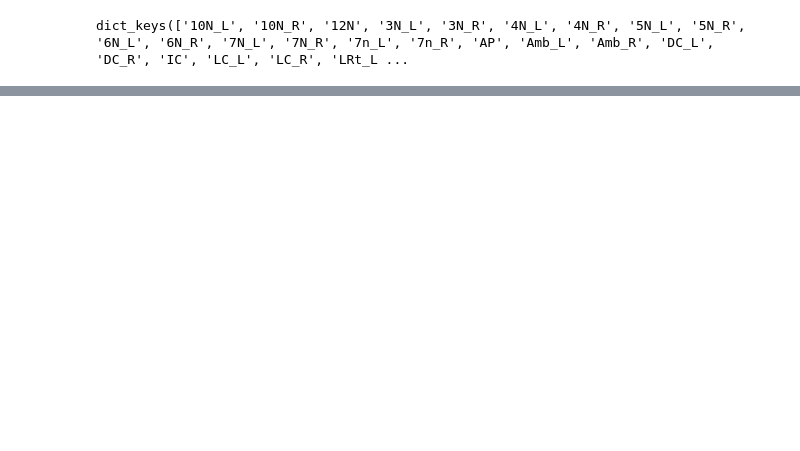
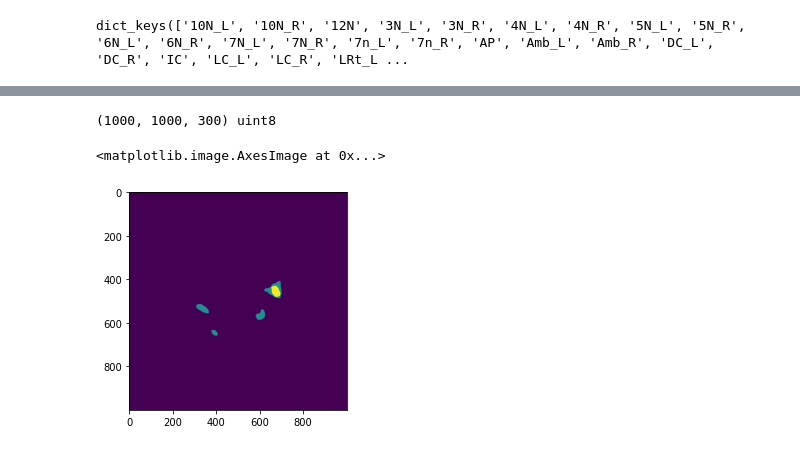
Before and after one commit to ActiveBrainAtlas2/preprocessing-pipeline, a Jupyter notebook: notebooks/Litao/load_atlas_create_volume.ipynb, the cells around one changed output, grey strips where cells are left out. Saved outputs shown, nothing was run; the diff lists cells and outputs as text; code cells hidden in the pictures; blank space fills up the shorter version.

Commit message:
updated the create atlas sequence

```diff
--- a/notebooks/Litao/load_atlas_create_volume.ipynb
+++ b/notebooks/Litao/load_atlas_create_volume.ipynb
@@ -66,0 +106,39 @@ plt.imshow(atlasV7_volume[:,:,100])
+# %%
+col_length = 1000
+row_length = 1000
+z_length = 300
+atlas_volume = np.zeros(( int(row_length), int(col_length), z_length), dtype=np.uint8)
+print('atlas volume shape', atlas_volume.shape)
+
+for structure, (volume, origin) in sorted(structure_volume_origin.items()):
+    print(str(structure).ljust(7),end=": ")
+    x, y, z = origin
+    x_start = int( round(x + col_length / 2))
+    y_start = int( round(y + row_length / 2))
+    z_start = int(z) // 2 + z_length // 2
+    x_end = x_start + volume.shape[0]
+    y_end = y_start + volume.shape[1]
+    z_end = z_start + (volume.shape[2] + 1) // 2
+
+    print('Row range',
+          str(y_start).rjust(4),
+          str(y_end).rjust(4),
+          'col range',
+          str(x_start).rjust(4),
+          str(x_end).rjust(4),
+          'z range',
+          str(z_start).rjust(4),
+          str(z_end).rjust(4),
+          end=" ")
+
+
+    z_indices = [z for z in range(volume.shape[2]) if z % 2 == 0]
+    volume = volume[:, :, z_indices]
+    #volume = np.swapaxes(volume, 0, 1)
+
+    try:
+        atlas_volume[x_start:x_end, y_start:y_end, z_start:z_end] += volume
+    except ValueError as ve:
+        print(ve, end=" ")
+
+    print()
@@ -66,0 +163,10 @@ plt.imshow(atlasV7_volume[:,:,100])
+# %%
+#arr = np.swapaxes(atlas_volume, 0, 1)
+arr = atlas_volume.copy()
+arr = np.rot90(arr, axes=(0,1))
+print(arr.shape, arr.dtype)
+plt.imshow(arr[:,:,100])
+# %% [output]
+(1000, 1000, 300) uint8
+<matplotlib.image.AxesImage at 0x...>
+[figure, added]
```
Also changed, not shown: parts of 12 cells of this notebook, 3 other files.
